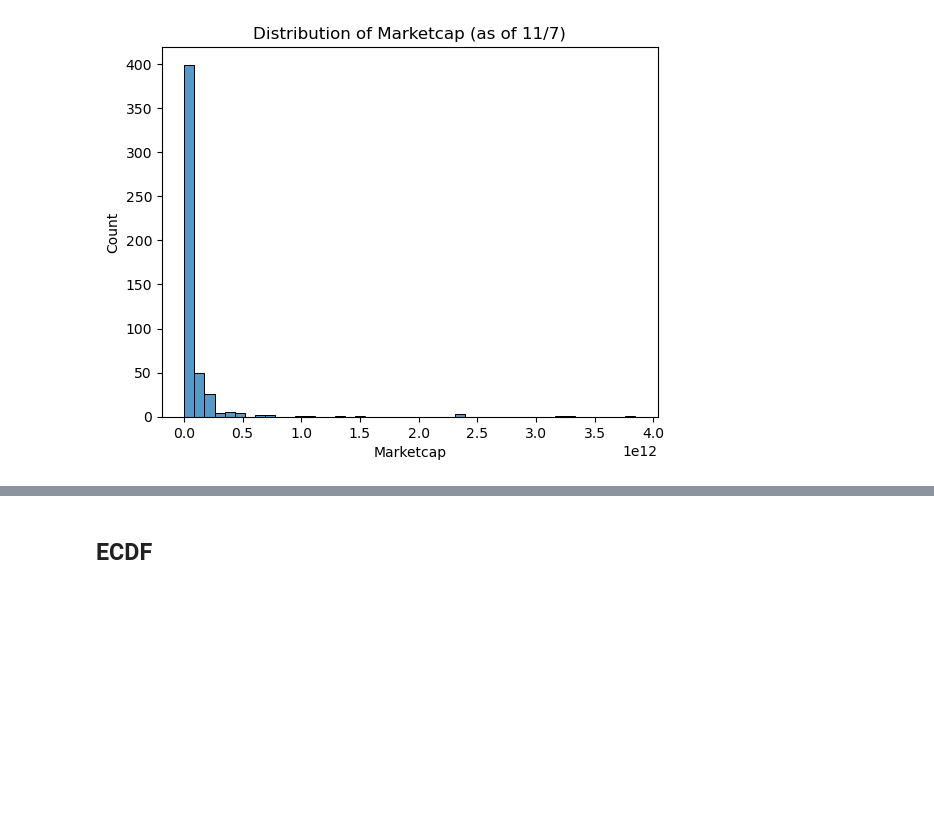
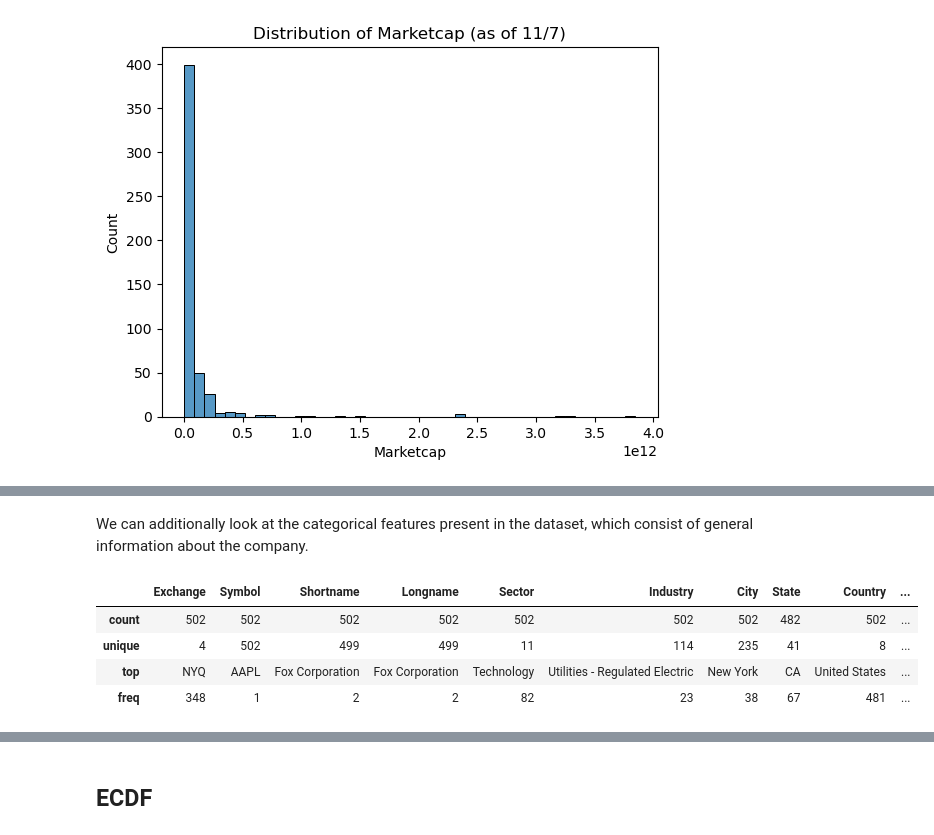
Before and after one commit to jarrett-markman/ds5030_project_1, a Jupyter notebook: lcls.ipynb, the cells around one changed output, grey strips where cells are left out. Drawn from its saved outputs; the diff is of its cells as text; code cells hidden in the pictures; blank space fills up the shorter version.

```diff
--- a/code1.ipynb
+++ b/lcls.ipynb
@@ -63,0 +119,11 @@ Text(0.5, 1.0, 'Distribution of Marketcap (as of 11/7)')
+# %% [markdown]
+We can additionally look at the categorical features present in the dataset, which consist of general information about the company.
+# %%
+# describe cat vars
+df.describe(include=['O'])
+# %% [output]
+|  | Exchange | Symbol | Shortname | Longname | Sector | Industry | City | State | Country | ... |
+| count | 502 | 502 | 502 | 502 | 502 | 502 | 502 | 482 | 502 | ... |
+| unique | 4 | 502 | 499 | 499 | 11 | 114 | 235 | 41 | 8 | ... |
+| top | NYQ | AAPL | Fox Corporation | Fox Corporation | Technology | Utilities - Regulated Electric | New York | CA | United States | ... |
+| freq | 348 | 1 | 2 | 2 | 82 | 23 | 38 | 67 | 481 | ... |
```
Also changed, not shown: parts of 13 cells of this notebook.
